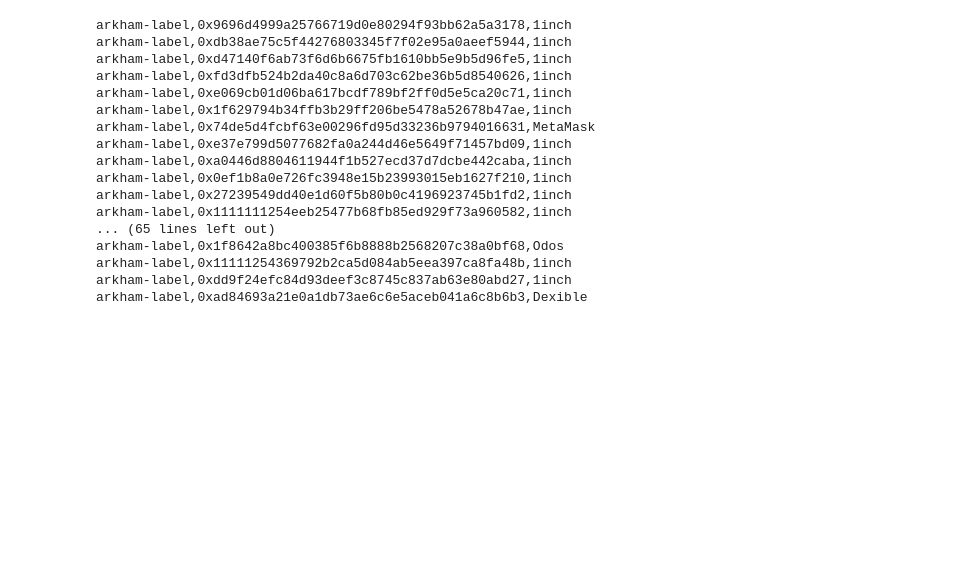
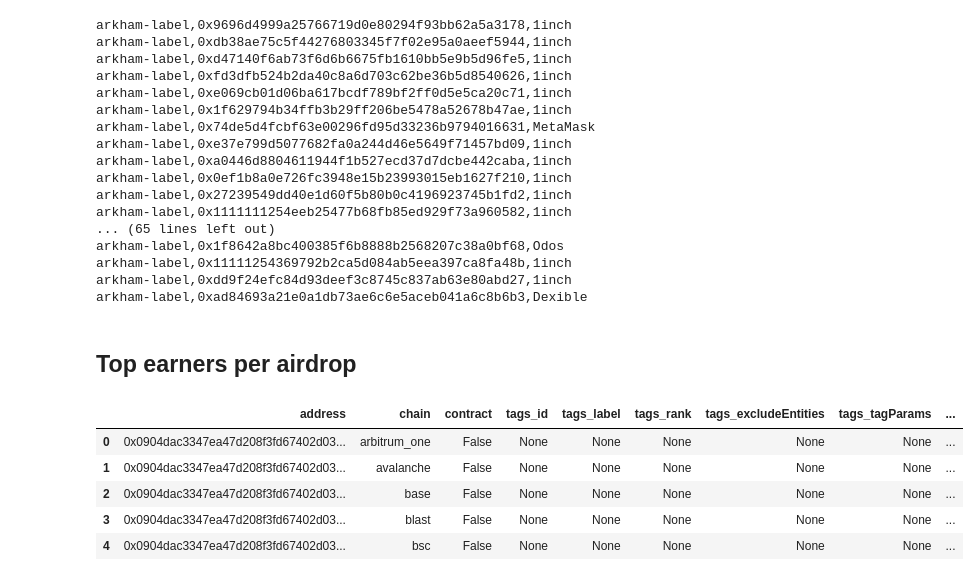
Before and after one commit to johnnatan-messias/research-proj-airdrop, a Jupyter notebook: notebooks/01c-arkham-labels.ipynb, the cells around one changed output. Cells and saved outputs as stored; diff of their text form; code cells hidden in the pictures; blank space fills up the shorter version.

```diff
--- a/notebooks/01c-arkham-labels.ipynb
+++ b/notebooks/01c-arkham-labels.ipynb
@@ -255,3 +255,5 @@ arkham-label,0x1f8642a8bc400385f6b8888b2568207c38a0bf68,Odos
 arkham-label,0x11111254369792b2ca5d084ab5eea397ca8fa48b,1inch
 arkham-label,0xdd9f24efc84d93deef3c8745c837ab63e80abd27,1inch
 arkham-label,0xad84693a21e0a1db73ae6c6e5aceb041a6c8b6b3,Dexible
+# %% [markdown]
+## Top earners per airdrop
@@ -257,0 +266,13 @@ arkham-label,0xad84693a21e0a1db73ae6c6e5aceb041a6c8b6b3,Dexible
+# %%
+top_earners_labels = []
+for address in tqdm(top_earners, desc="Getting labels..."):
+    top_earners_labels.append(get_labels(address))
+top_earners_labels_df = parse_labels(top_earners_labels)
+top_earners_labels_df.head()
+# %% [output]
+|  | address | chain | contract | tags_id | tags_label | tags_rank | tags_excludeEntities | tags_tagParams | ... |
+| 0 | 0x0904dac3347ea47d208f3fd67402d03... | arbitrum_one | False | None | None | None | None | None | ... |
+| 1 | 0x0904dac3347ea47d208f3fd67402d03... | avalanche | False | None | None | None | None | None | ... |
+| 2 | 0x0904dac3347ea47d208f3fd67402d03... | base | False | None | None | None | None | None | ... |
+| 3 | 0x0904dac3347ea47d208f3fd67402d03... | blast | False | None | None | None | None | None | ... |
+| 4 | 0x0904dac3347ea47d208f3fd67402d03... | bsc | False | None | None | None | None | None | ... |
```
Also changed, not shown: parts of 2 cells of this notebook, 1 other file.
